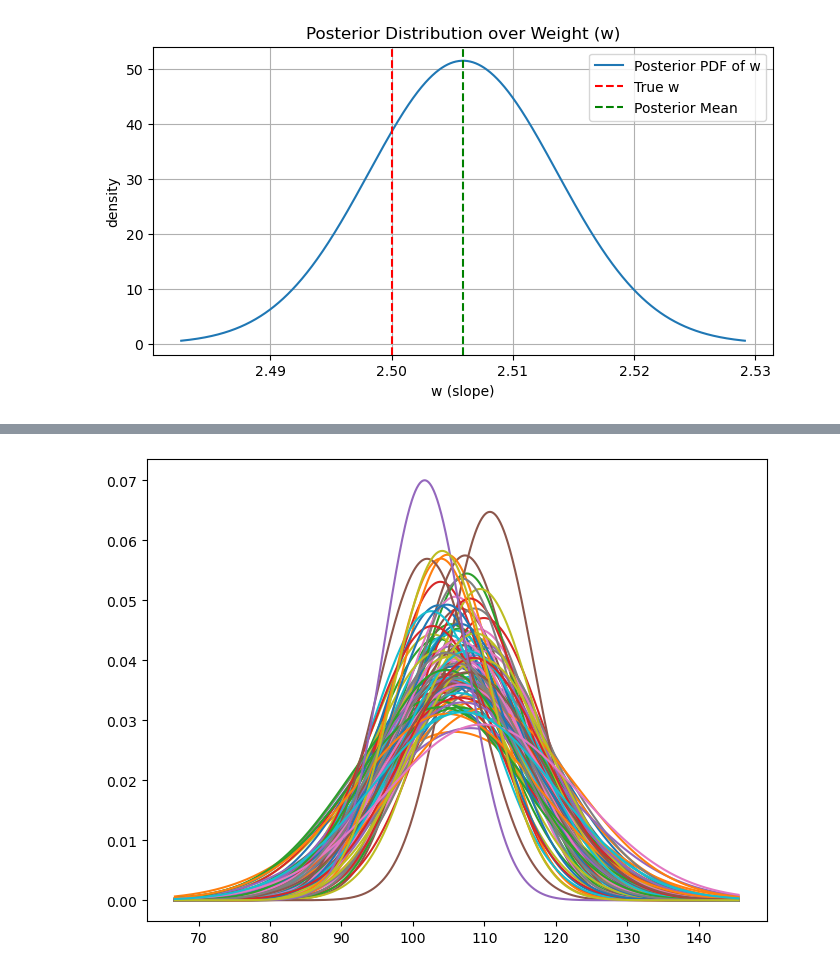
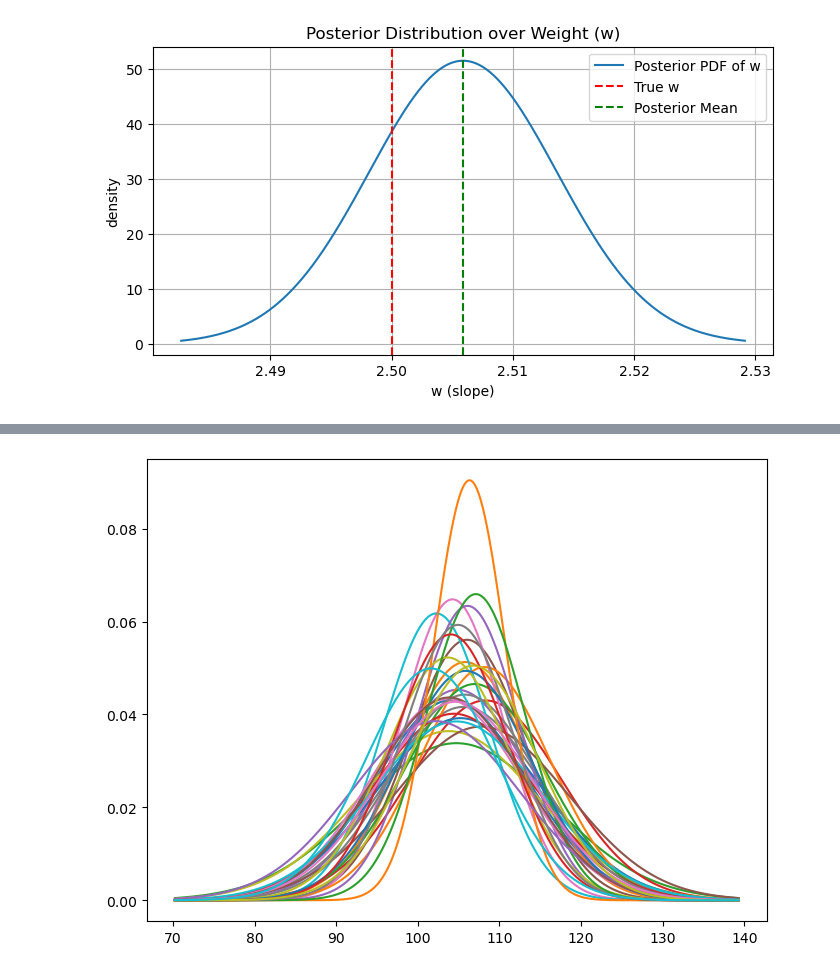
Before and after one commit to derekriceX/Bayesian-Analysis, a Jupyter notebook: C4_numpy_Bayesian_Linear_Regression_10NOV2025.ipynb, the cells around one changed output, grey strips where cells are left out. Drawn from its saved outputs; the diff is of its cells as text; code cells hidden in the pictures.

```diff
--- a/C4_numpy_Bayesian_Linear_Regression_10NOV2025.ipynb
+++ b/C4_numpy_Bayesian_Linear_Regression_10NOV2025.ipynb
@@ -96,21 +96,21 @@ se_mean 2.3234
 # %%
 from scipy.stats import norm
 
-sample_size = 100
+sample_size = 30
 x = np.linspace(true_mean-4*std_dev, true_mean+4*std_dev,1000)
 
 memory = np.zeros(sample_size)
 
 plt.figure(figsize=(8,6))
 for i in range(sample_size):
     sample_mean = np.random.normal(true_mean,se_mean)
     sample_std = np.abs(np.random.normal(std_dev,se_std_dev))
     memory[i] = sample_mean
     pdf = norm.pdf(x, loc=sample_mean, scale=sample_std)
     plt.plot(x,pdf)
 plt.show()
 # %% [output]
-[figure, old version]
+[figure, new version]
 # %%
 plt.figure(figsize=(8, 5))
 plt.hist(memory, bins=30, color='skyblue', edgecolor='black', alpha=0.7)
```
Also changed, not shown: parts of 6 cells of this notebook.
